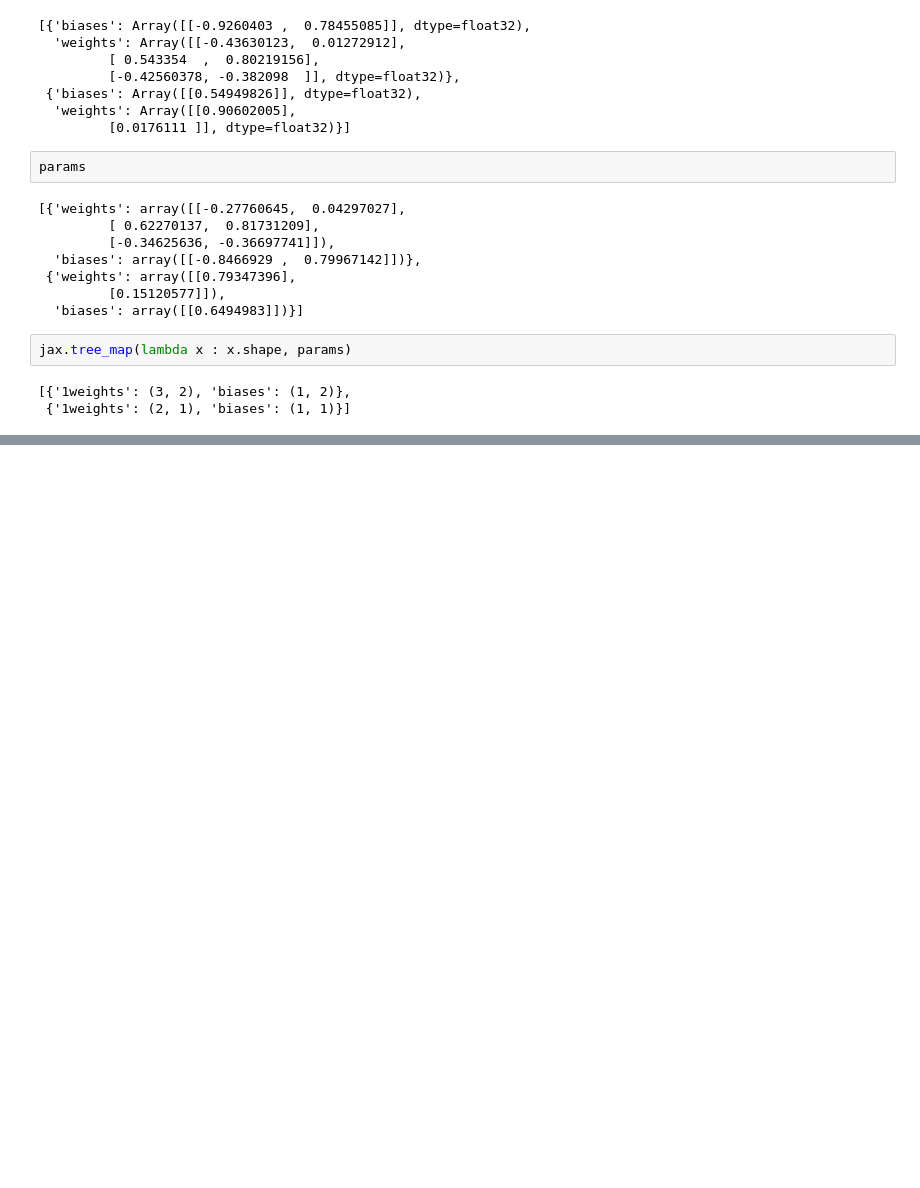
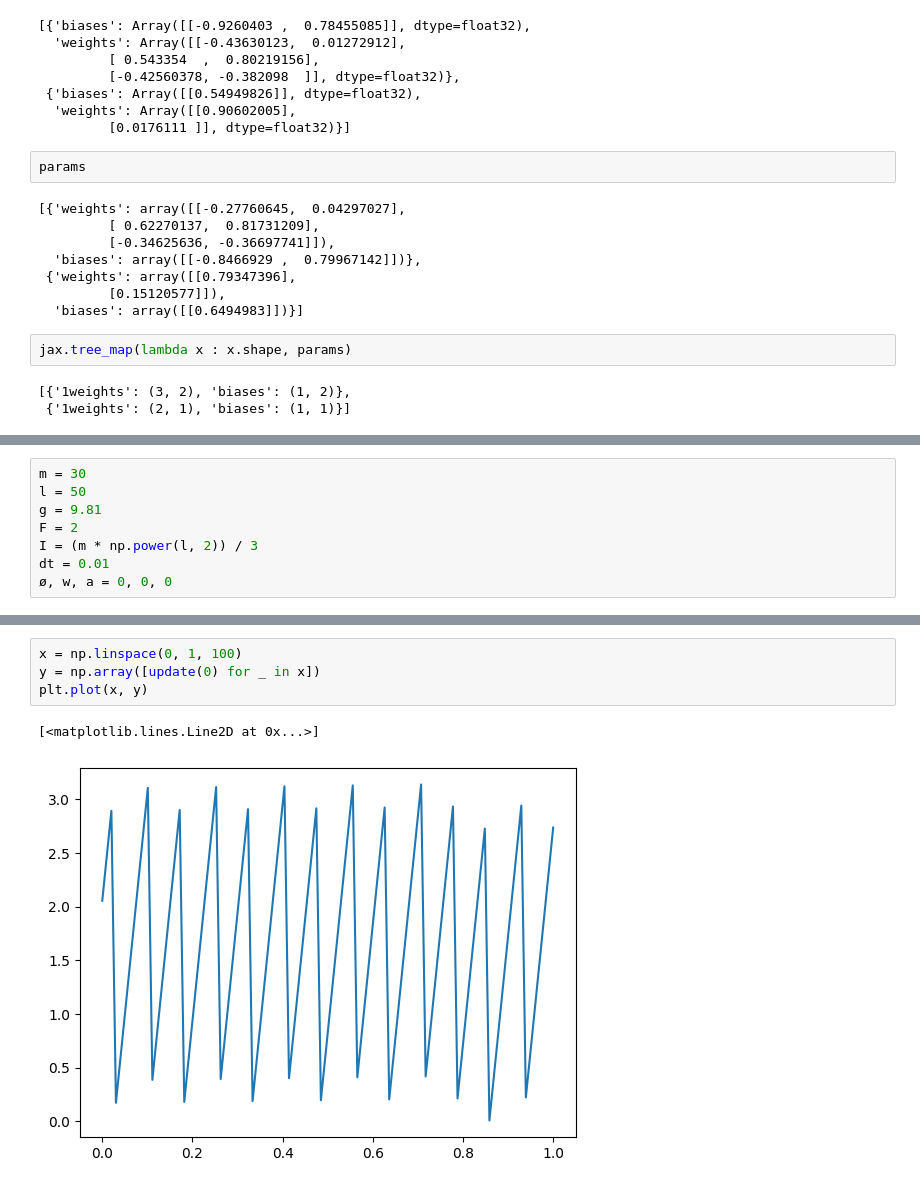
Before and after one commit to andreas122001/PID-Controller-Tuning-with-JAX, a Jupyter notebook: test.ipynb, the cells around one changed output, grey strips where cells are left out. Cells and saved outputs as stored; diff of their text form; blank space fills up the shorter version.

```diff
--- a/test.ipynb
+++ b/test.ipynb
@@ -547,0 +607,8 @@ jax.tree_map(lambda x : x.shape, params)
+# %%
+m = 30
+l = 50
+g = 9.81
+F = 2
+I = (m * np.power(l, 2)) / 3
+dt = 0.01
+ø, w, a = 0, 0, 0
@@ -547,0 +635,7 @@ jax.tree_map(lambda x : x.shape, params)
+# %%
+x = np.linspace(0, 1, 100)
+y = np.array([update(0) for _ in x])
+plt.plot(x, y)
+# %% [output]
+[<matplotlib.lines.Line2D at 0x...>]
+[figure, added]
```
Also changed, not shown: parts of 15 cells of this notebook, 3 other files.
